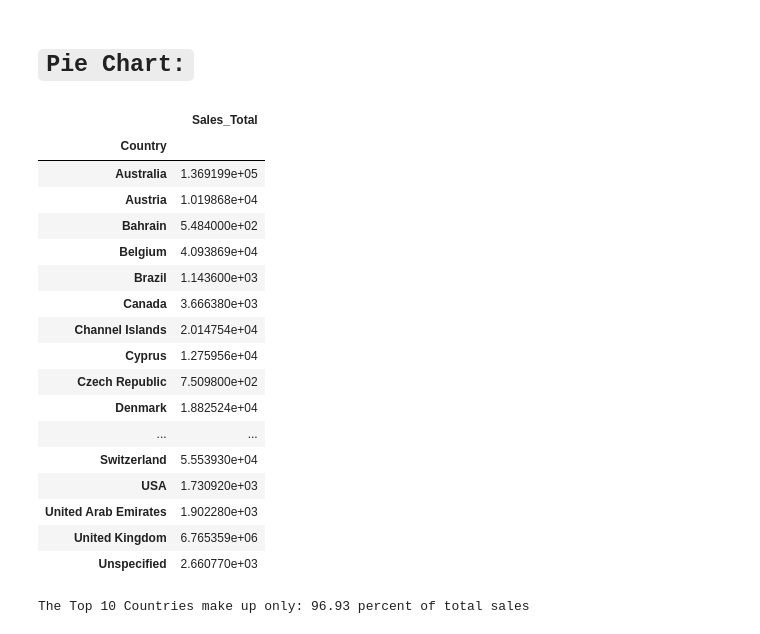
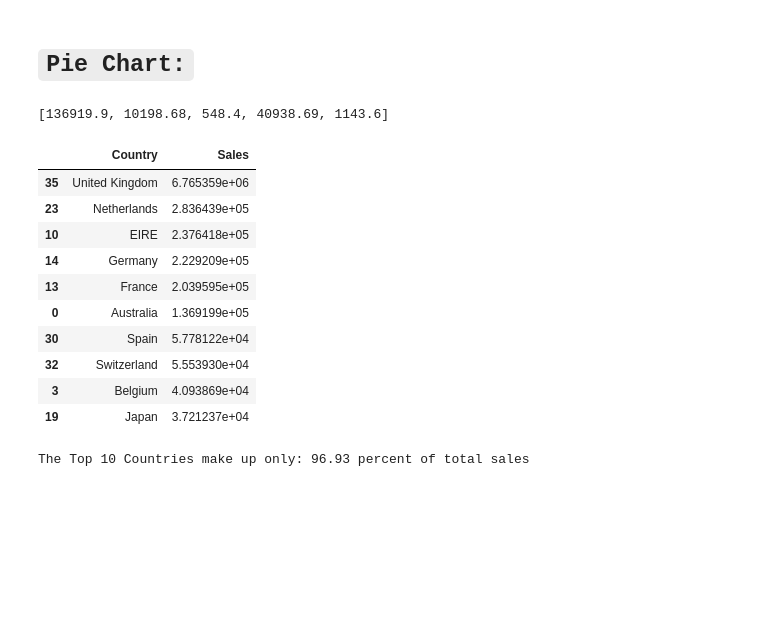
Before and after one commit to MrFuguDataScience/Python_Basics, a Jupyter notebook: Sales_DataPLots_02.ipynb, the cells around one changed output. Saved outputs shown, nothing was run; the diff lists cells and outputs as text; code cells hidden in the pictures; blank space fills up the shorter version.

```diff
--- a/Sales_DataPLots_02.ipynb
+++ b/Sales_DataPLots_02.ipynb
@@ -275,43 +295,43 @@ plt.show()
 # %% [markdown]
 # `Pie Chart:`
 # %%
-sales_tots=list(retail_sales_cleaned.loc[:,['Country','Sales_Total']].\
+sales_tots=list(retail_sales_cleaned.\
+        loc[:,['Country','Sales_Total']].\
      groupby(['Country']).sum()['Sales_Total'])
 
 sales_round=[]
 for i in sales_tots:
     sales_round.append(round(i,2))
 sales_round[:5]
-retail_sales_cleaned['Country'].unique()[:10]
-retail_sales_cleaned.loc[:,['Country','Sales_Total']].\
-     groupby(['Country']).sum()
+# retail_sales_cleaned['Country'].unique()[:10]
+# retail_sales_cleaned.loc[:,['Country','Sales_Total']].\
+#      groupby(['Country']).sum()[:5]
+# sales_tots
+# retail_sales_cleaned.\
+#         loc[:,['Country','Sales_Total']].\
+#      groupby(['Country']).sum()
 # %% [output]
-|  | Sales_Total |
-| Country |  |
-| Australia | 1.369199e+05 |
-| Austria | 1.019868e+04 |
-| Bahrain | 5.484000e+02 |
-| Belgium | 4.093869e+04 |
-| Brazil | 1.143600e+03 |
-| Canada | 3.666380e+03 |
-| Channel Islands | 2.014754e+04 |
-| Cyprus | 1.275956e+04 |
-| Czech Republic | 7.509800e+02 |
-| Denmark | 1.882524e+04 |
-| ... | ... |
-| Switzerland | 5.553930e+04 |
-| USA | 1.730920e+03 |
-| United Arab Emirates | 1.902280e+03 |
-| United Kingdom | 6.765359e+06 |
-| Unspecified | 2.660770e+03 |
+[136919.9, 10198.68, 548.4, 40938.69, 1143.6]
 # %%
 sales_tots=retail_sales_cleaned.loc[:,['Country','Sales_Total']].\
      groupby(['Country']).sum()
 
-# sales_tots
-# my_st=pd.DataFrame(countries_sales,columns=['Sales','Country']).sort_values('Sales',ascending=False)[:10]
-
 p=list(zip(sales_tots.index,sales_tots['Sales_Total']))
-ii=pd.DataFrame(p,columns=['Country','Sales']).sort_values('Sales',ascending=False)[:10]
+ii=pd.DataFrame(p,columns=['Country','Sales']).\
+sort_values('Sales',ascending=False)[:10]
+# p
+ii
+# %% [output]
+|  | Country | Sales |
+| 35 | United Kingdom | 6.765359e+06 |
+| 23 | Netherlands | 2.836439e+05 |
+| 10 | EIRE | 2.376418e+05 |
+| 14 | Germany | 2.229209e+05 |
+| 13 | France | 2.039595e+05 |
+| 0 | Australia | 1.369199e+05 |
+| 30 | Spain | 5.778122e+04 |
+| 32 | Switzerland | 5.553930e+04 |
+| 3 | Belgium | 4.093869e+04 |
+| 19 | Japan | 3.721237e+04 |
 # %%
 
```
Also changed, not shown: parts of 19 cells of this notebook.
